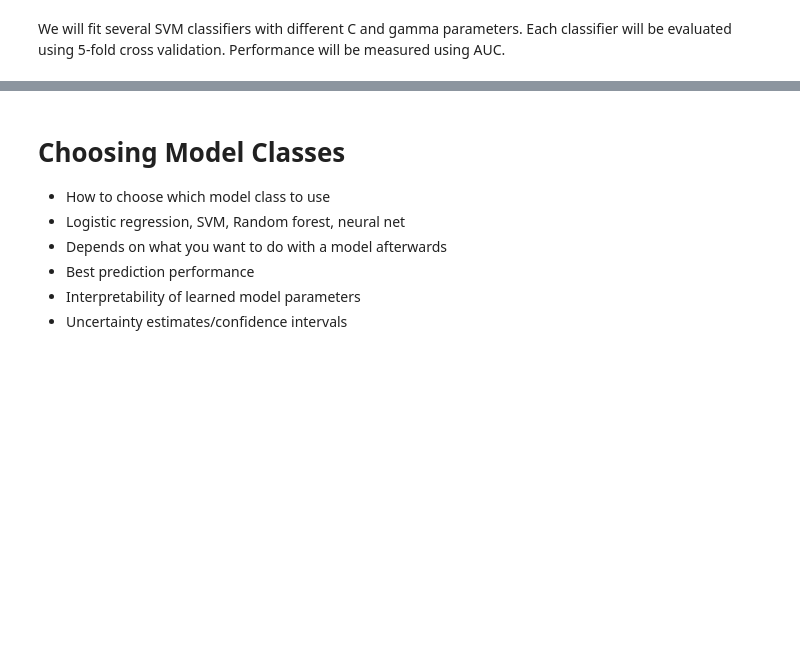
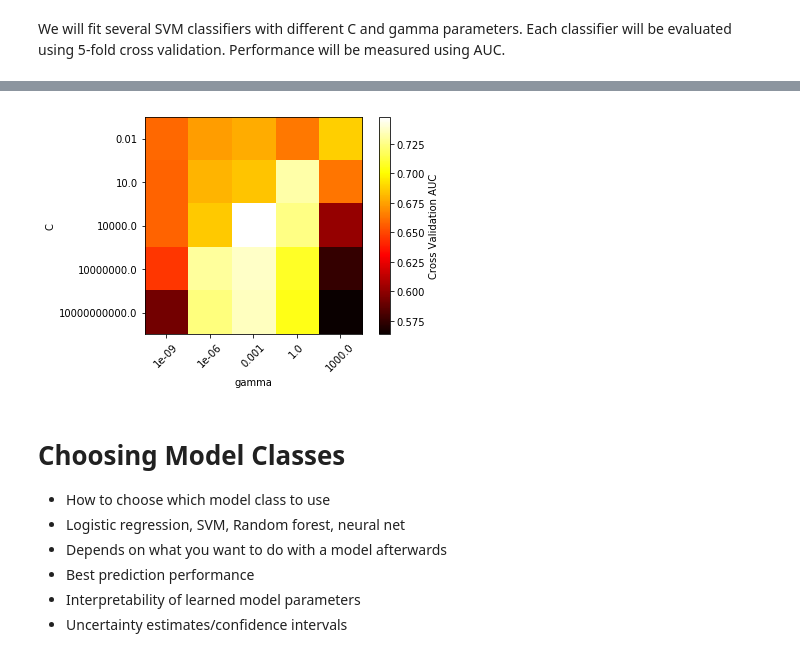
Before and after one commit to anastasiyabel/wids_kaggle2018, a Jupyter notebook: WiDS_workshop2018_part3.ipynb, the cells around one changed output, grey strips where cells are left out. Cells and saved outputs as stored; diff of their text form; code cells hidden in the pictures; blank space fills up the shorter version.

```diff
--- a/WiDS_workshop2018_part3.ipynb
+++ b/WiDS_workshop2018_part3.ipynb
@@ -232,12 +225,14 @@ Fitting 5 folds for each of 25 candidates, totalling 125 fits
 # %%
 scores = grid.cv_results_['mean_test_score'].reshape(len(C_range),len(gamma_range))
 plt.imshow(scores, interpolation='nearest', cmap=plt.cm.hot)
 plt.xlabel('gamma')
 plt.ylabel('C')
-plt.colorbar()
 plt.xticks(np.arange(len(gamma_range)), gamma_range, rotation=45)
 plt.yticks(np.arange(len(C_range)), C_range)
-plt.title('Cross Validation AUC')
+cbar = plt.colorbar()
+cbar.set_label('Cross Validation AUC')
+# %% [output]
+[figure, added]
 # %% [markdown]
 # Choosing Model Classes
 * How to choose which model class to use
```
Also changed, not shown: parts of 9 cells of this notebook.
